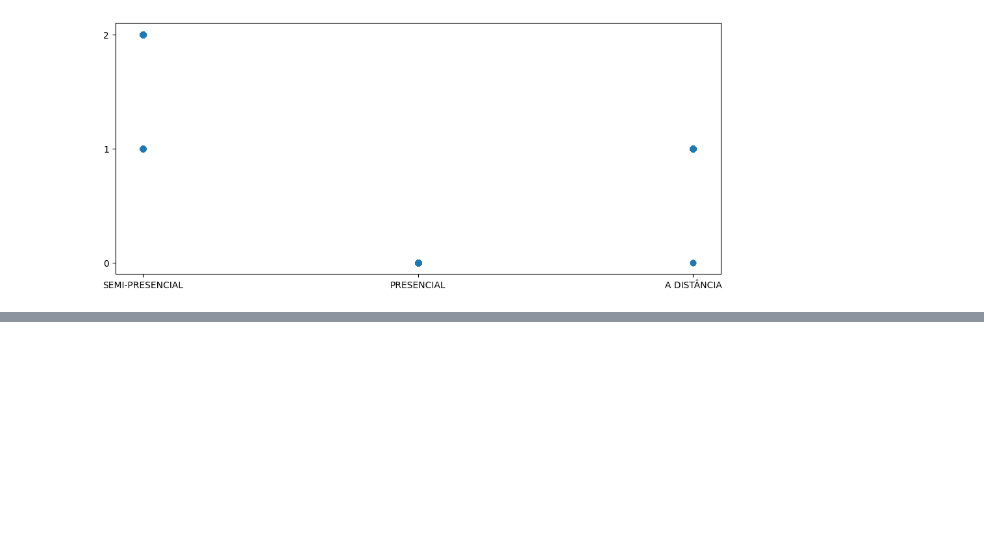
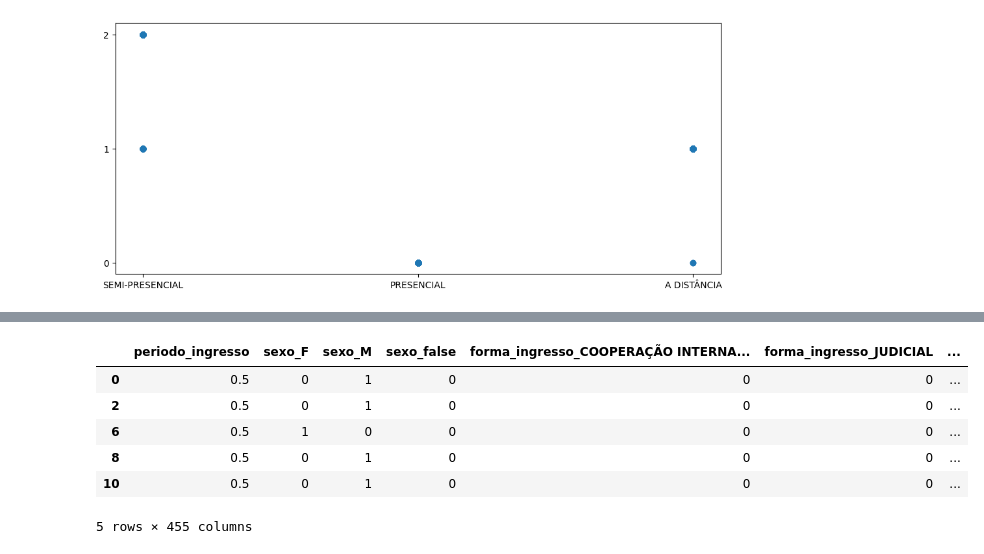
Before and after one commit to CaiqueBorges/MC_alunos_ufrn, a Jupyter notebook: trabalho_final.ipynb, the cells around one changed output, grey strips where cells are left out. Saved outputs shown, nothing was run; the diff lists cells and outputs as text; code cells hidden in the pictures; blank space fills up the shorter version.

```diff
--- a/trabalho_final.ipynb
+++ b/trabalho_final.ipynb
@@ -452,0 +571,20 @@ df.to_csv('/content/discentes-2019-clusters.csv', index=False)
+# %%
+# Criando lista com colunas numéricas
+tipos_numericos = ['int64', 'float64']
+num_cols = X.select_dtypes(include=tipos_numericos)
+num_cols = list(num_cols.columns)
+
+# Normalizando colunas numéricas
+X[num_cols] = X[num_cols].apply(minmax_scale)
+
+# Obtendo os nomes das colunas Categóricas
+tipos_categoricos = ['object']
+cat_cols = X.select_dtypes(include=tipos_categoricos)
+
+# Binarizando os atributos categóricos
+categoricoToBinary = pd.get_dummies(cat_cols)
+X = X.join(categoricoToBinary)
+# Removendo os atributos categóricos originais
+X.drop(cat_cols.columns.to_list(), axis=1, inplace=True)
+
+X.info()
@@ -452,0 +602,10 @@ df.to_csv('/content/discentes-2019-clusters.csv', index=False)
+# %%
+X.head()
+# %% [output]
+|  | periodo_ingresso | sexo_F | sexo_M | sexo_false | forma_ingresso_COOPERAÇÃO INTERNA... | forma_ingresso_JUDICIAL | ... |
+| 0 | 0.5 | 0 | 1 | 0 | 0 | 0 | ... |
+| 2 | 0.5 | 0 | 1 | 0 | 0 | 0 | ... |
+| 6 | 0.5 | 1 | 0 | 0 | 0 | 0 | ... |
+| 8 | 0.5 | 0 | 1 | 0 | 0 | 0 | ... |
+| 10 | 0.5 | 0 | 1 | 0 | 0 | 0 | ... |
+5 rows × 455 columns
```
Also changed, not shown: parts of 20 cells of this notebook.
